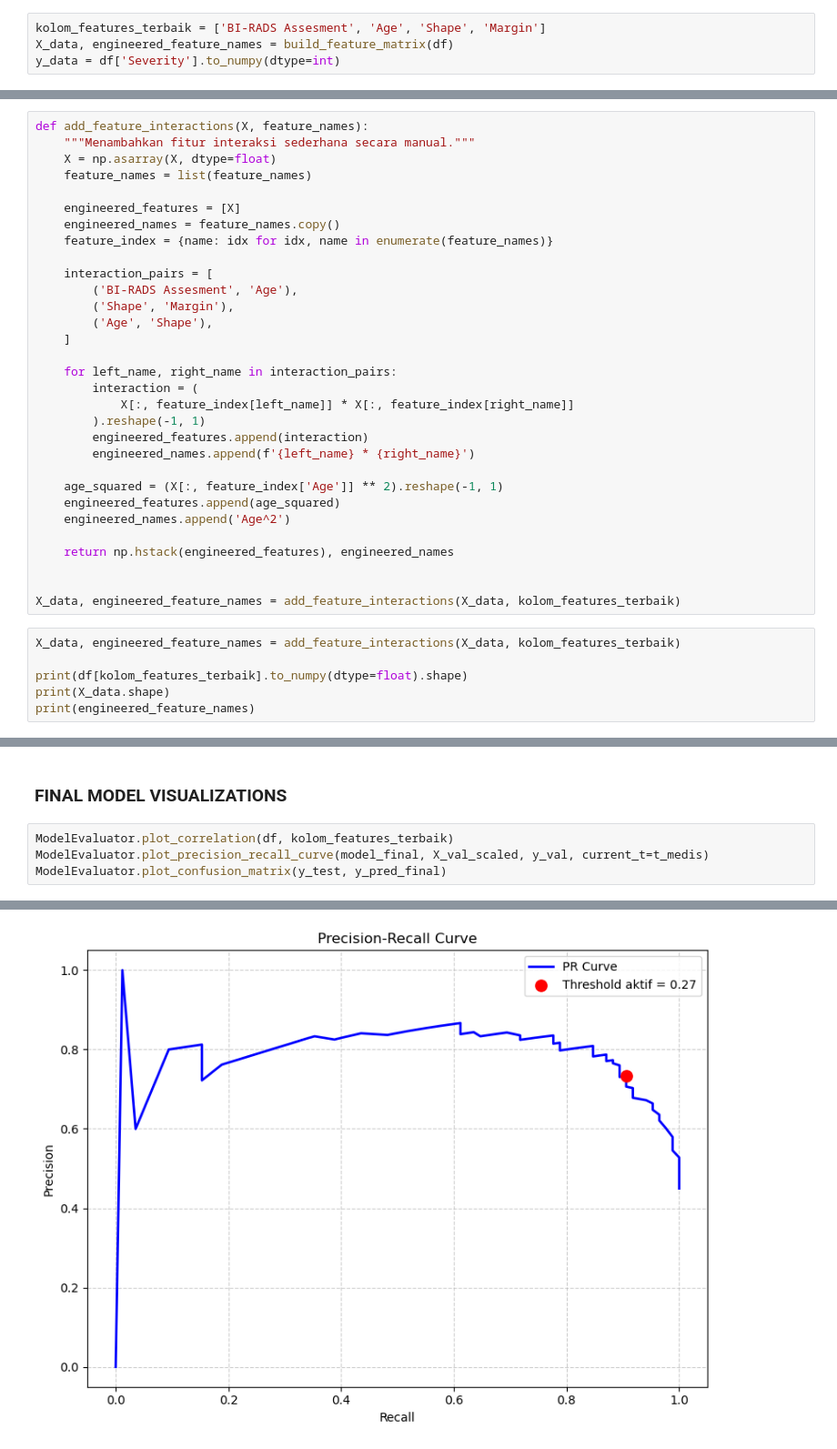
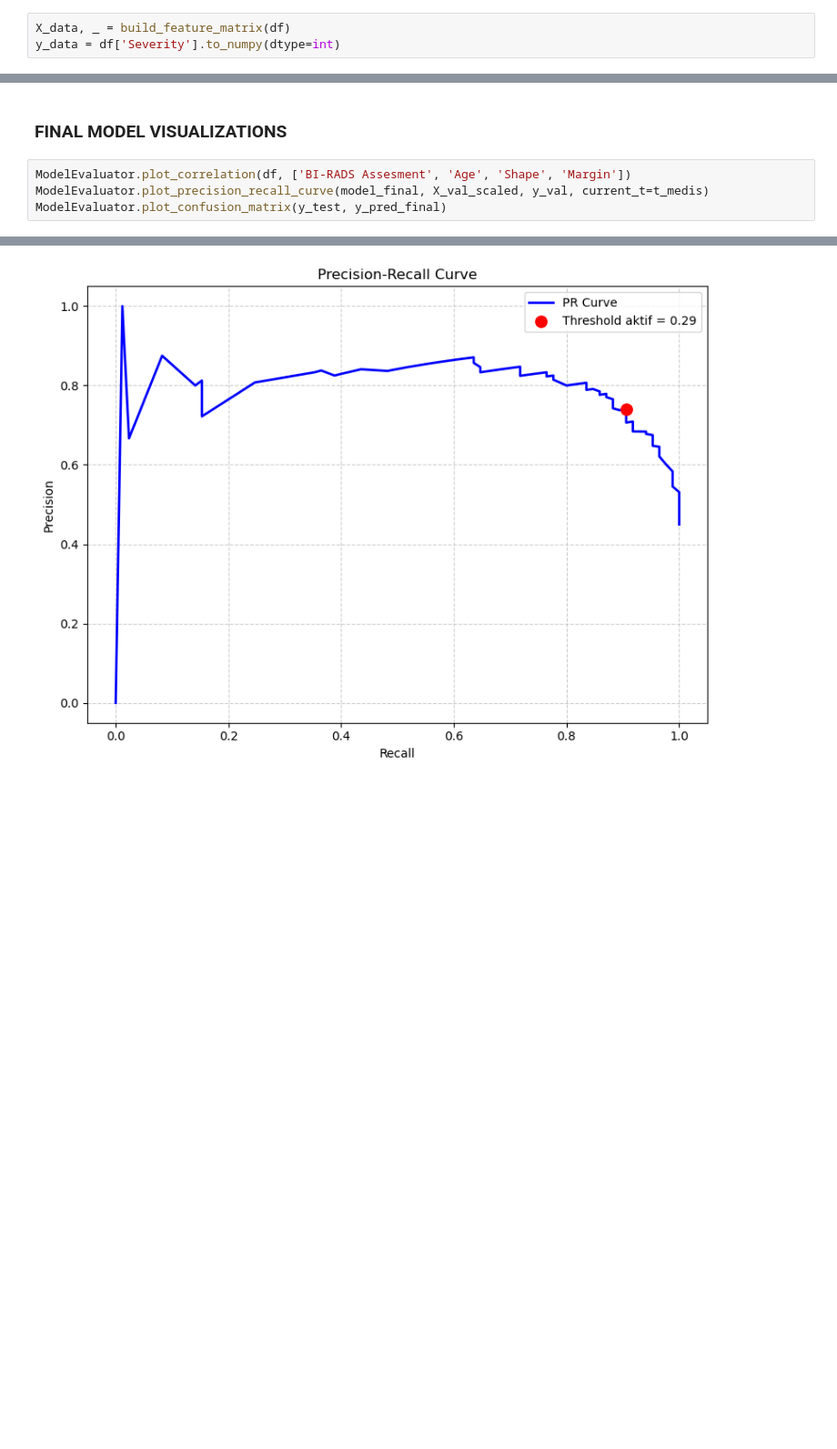
Before and after one commit to Hitchgernn/breast-cancer-prediction, a Jupyter notebook: prediction.ipynb, the cells around one changed output, grey strips where cells are left out. Shown at 91% size. Drawn from its saved outputs; the diff is of its cells as text; blank space fills up the shorter version.

```diff
--- a/prediction.ipynb
+++ b/prediction.ipynb
@@ -150,45 +137,7 @@ def build_feature_matrix(df):
     ]
     return X, feature_names
 # %%
-kolom_features_terbaik = ['BI-RADS Assesment', 'Age', 'Shape', 'Margin']
-X_data, engineered_feature_names = build_feature_matrix(df)
+X_data, _ = build_feature_matrix(df)
 y_data = df['Severity'].to_numpy(dtype=int)
 # %% [markdown]
 ### SPLITTING AND SCALING UTILITIES
-# %%
-def add_feature_interactions(X, feature_names):
-    """Menambahkan fitur interaksi sederhana secara manual."""
-    X = np.asarray(X, dtype=float)
-    feature_names = list(feature_names)
-
-    engineered_features = [X]
-    engineered_names = feature_names.copy()
-    feature_index = {name: idx for idx, name in enumerate(feature_names)}
-
-    interaction_pairs = [
-        ('BI-RADS Assesment', 'Age'),
-        ('Shape', 'Margin'),
-        ('Age', 'Shape'),
-    ]
-
-    for left_name, right_name in interaction_pairs:
-        interaction = (
-            X[:, feature_index[left_name]] * X[:, feature_index[right_name]]
-        ).reshape(-1, 1)
-        engineered_features.append(interaction)
-        engineered_names.append(f'{left_name} * {right_name}')
-
-    age_squared = (X[:, feature_index['Age']] ** 2).reshape(-1, 1)
-    engineered_features.append(age_squared)
-    engineered_names.append('Age^2')
-
-    return np.hstack(engineered_features), engineered_names
-
-
-X_data, engineered_feature_names = add_feature_interactions(X_data, kolom_features_terbaik)
-# %%
-X_data, engineered_feature_names = add_feature_interactions(X_data, kolom_features_terbaik)
-
-print(df[kolom_features_terbaik].to_numpy(dtype=float).shape)
-print(X_data.shape)
-print(engineered_feature_names)
@@ -953,12 +890,12 @@ plot_baseline_vs_tuned(baseline_test_metrics, final_metrics)
 # %% [markdown]
 ### FINAL MODEL VISUALIZATIONS
 # %%
-ModelEvaluator.plot_correlation(df, kolom_features_terbaik)
+ModelEvaluator.plot_correlation(df, ['BI-RADS Assesment', 'Age', 'Shape', 'Margin'])
 ModelEvaluator.plot_precision_recall_curve(model_final, X_val_scaled, y_val, current_t=t_medis)
 ModelEvaluator.plot_confusion_matrix(y_test, y_pred_final)
 # %% [output]
 [figure]
-[figure, old version]
+[figure, new version]
 [figure]
 # %%
 ModelEvaluator.plot_roc_curve(model_final, X_test_scaled, y_test, current_t=t_medis)
```
Also changed, not shown: parts of 13 cells of this notebook, 2 other files.
